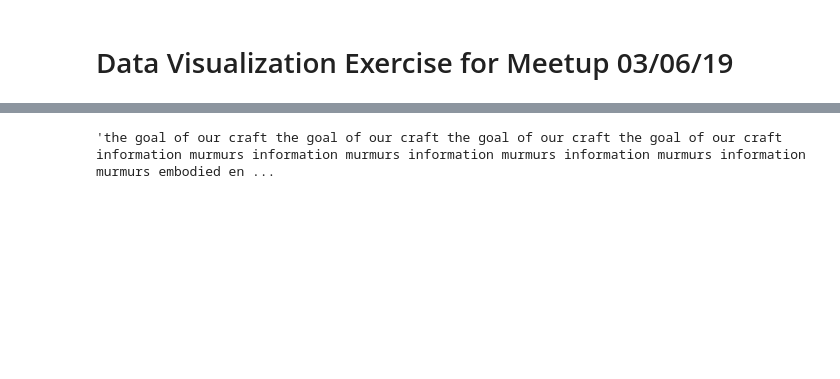
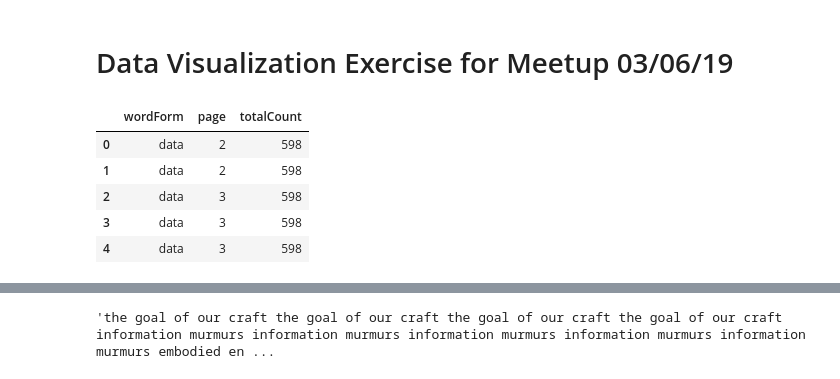
Before and after one commit to nediyonbe/Data-Challenge, a Jupyter notebook: DataViz/DataViz.ipynb, the cells around one changed output, grey strips where cells are left out. Saved outputs shown, nothing was run; the diff lists cells and outputs as text; code cells hidden in the pictures; blank space fills up the shorter version.

```diff
--- a/DataViz/DataViz.ipynb
+++ b/DataViz/DataViz.ipynb
@@ -10,6 +10,15 @@ from wordcloud import WordCloud, STOPWORDS, ImageColorGenerator
 # %%
 content = pd.read_csv('C:/Users/gurkaali/Documents/Info/Ben/Data-Challenge/DataViz/Contents.csv')
 data = pd.read_csv('C:/Users/gurkaali/Documents/Info/Ben/Data-Challenge/DataViz/Data.csv')
+# %%
+data.head()
+# %% [output]
+|  | wordForm | page | totalCount |
+| 0 | data | 2 | 598 |
+| 1 | data | 2 | 598 |
+| 2 | data | 3 | 598 |
+| 3 | data | 3 | 598 |
+| 4 | data | 3 | 598 |
 # %%
 data2 = data[['wordForm','page','totalCount']].groupby(['wordForm','page','totalCount']).size()
 # %%
```
Also changed, not shown: parts of 11 cells of this notebook.
